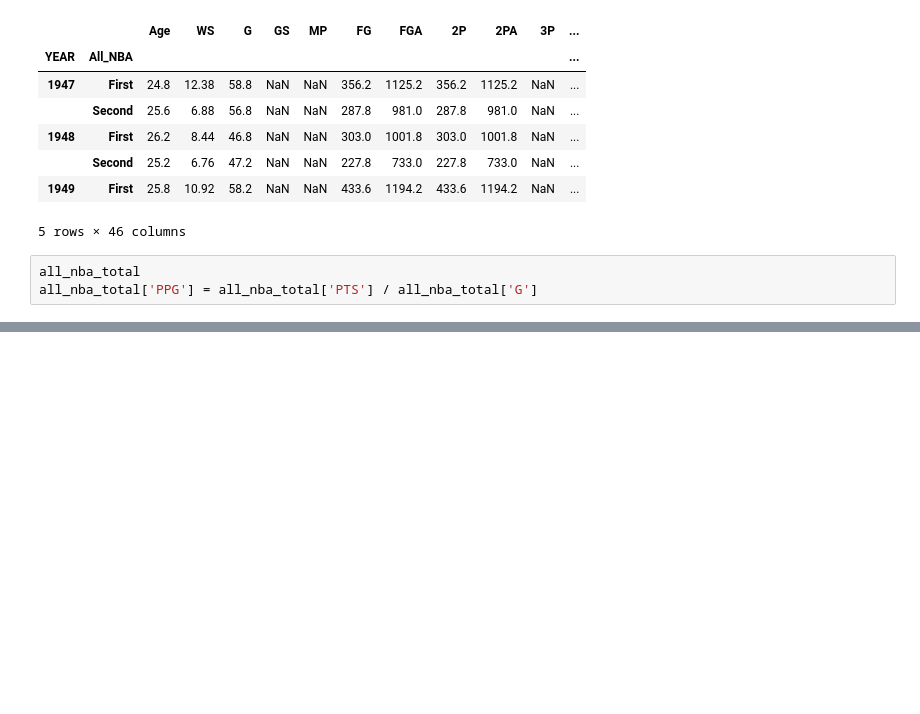
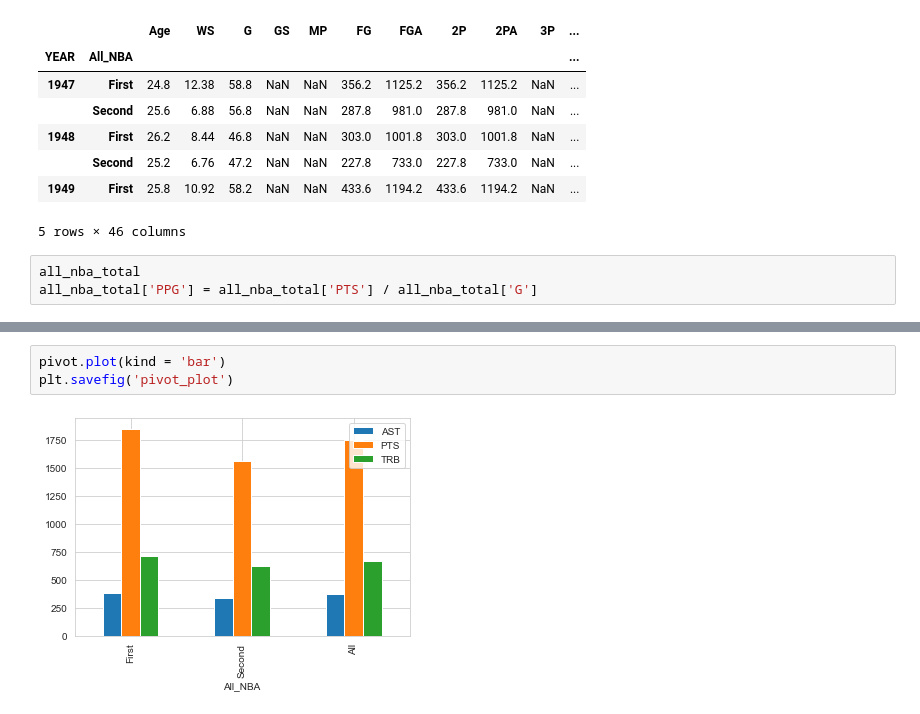
Before and after one commit to rylewww/Modeling-The-NBA-Leap, a Jupyter notebook: Notebooks/5_YoY_Analysis.ipynb, the cells around one changed output, grey strips where cells are left out. Drawn from its saved outputs; the diff is of its cells as text; blank space fills up the shorter version.

```diff
--- a/Notebooks/5_YoY_Analysis.ipynb
+++ b/Notebooks/5_YoY_Analysis.ipynb
@@ -160,0 +328,5 @@ all_nba_total[all_nba_total['YEAR'] == 1999]
+# %%
+pivot.plot(kind = 'bar')
+plt.savefig('pivot_plot')
+# %% [output]
+[figure, added]
```
Also changed, not shown: parts of 31 cells of this notebook, 5 other files.
